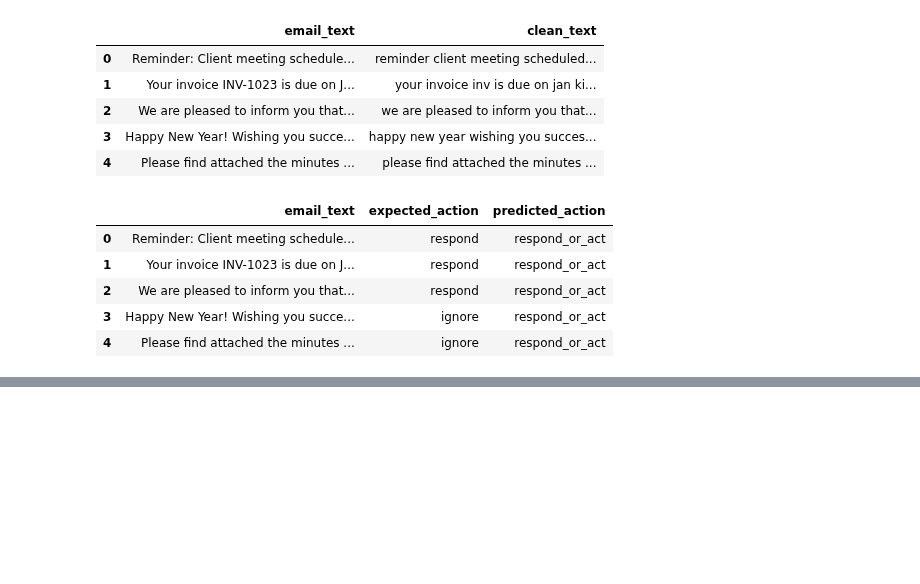
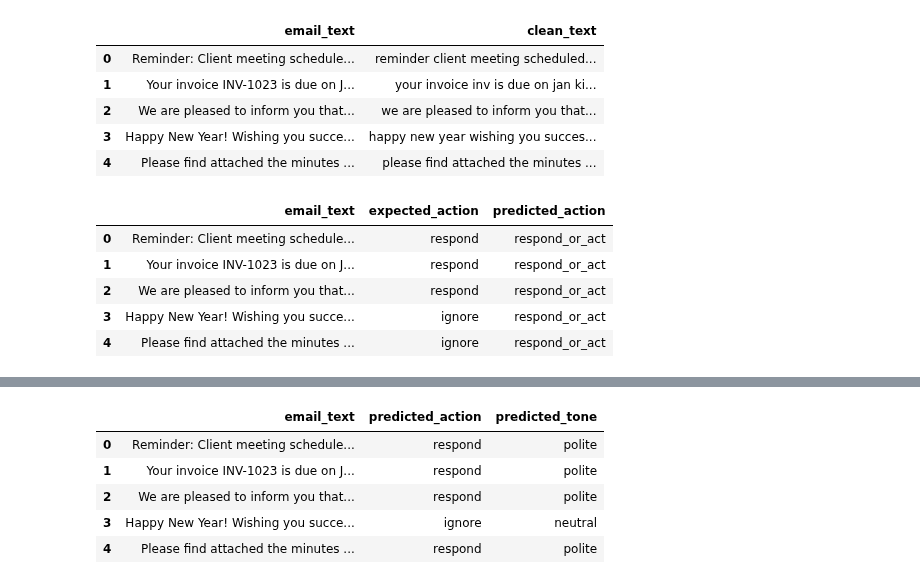
Before and after one commit to springboardmentor74219x/infosys-langgraph-email-assistant-group2, a Jupyter notebook: notebook/milestone2_AyeshaNaaz_email_actions.ipynb, the cells around one changed output, grey strips where cells are left out. Saved outputs shown, nothing was run; the diff lists cells and outputs as text; code cells hidden in the pictures; blank space fills up the shorter version.

```diff
--- a/notebook/milestone2_AyeshaNaaz_email_actions.ipynb
+++ b/notebook/milestone2_AyeshaNaaz_email_actions.ipynb
@@ -193,0 +274,54 @@ sample_data.head()
+# %%
+# ==============================
+# Step 3: Improved Tone Detection & Combined Assistant
+# ==============================
+
+def improved_tone(text):
+    """
+    Returns predicted tone for an email.
+    Tones:
+    - 'urgent' : indicates immediate attention
+    - 'polite' : uses courteous words
+    - 'neutral': default tone
+    """
+    t = str(text)
+
+    # Urgent cues
+    if any(k in t for k in ['urgent', 'immediately', 'asap', 'due today', 'deadline', 'action required']):
+        return 'urgent'
+
+    # Polite cues
+    if any(k in t for k in ['please', 'kindly', 'thank you', 'appreciate']):
+        return 'polite'
+
+    # Default tone
+    return 'neutral'
+
+def email_assistant_v3(text):
+    """
+    Returns both predicted action and predicted tone for an email.
+    """
+    action = improved_action_v3(text)
+    tone = improved_tone(text)
+    return action, tone
+
+# Apply the assistant function to each email
+df['assistant_output'] = df['clean_text'].apply(email_assistant_v3)
+
+# Split the tuple into separate columns
+df[['predicted_action', 'predicted_tone']] = pd.DataFrame(
+    df['assistant_output'].tolist(), index=df.index
+)
+
+# Drop the combined column
+df.drop(columns=['assistant_output'], inplace=True)
+
+# Preview predictions
+df[['email_text', 'predicted_action', 'predicted_tone']].head()
+# %% [output]
+|  | email_text | predicted_action | predicted_tone |
+| 0 | Reminder: Client meeting schedule... | respond | polite |
+| 1 | Your invoice INV-1023 is due on J... | respond | polite |
+| 2 | We are pleased to inform you that... | respond | polite |
+| 3 | Happy New Year! Wishing you succe... | ignore | neutral |
+| 4 | Please find attached the minutes ... | respond | polite |
```
Also changed, not shown: parts of 12 cells of this notebook, 1 other file.
